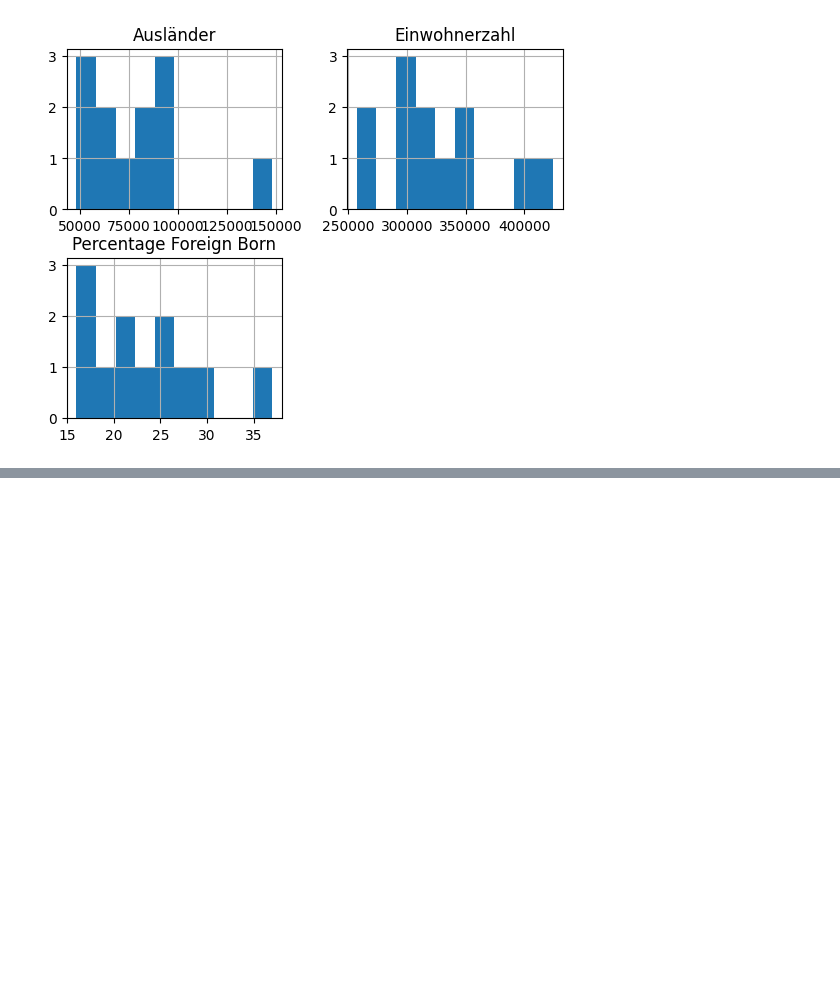
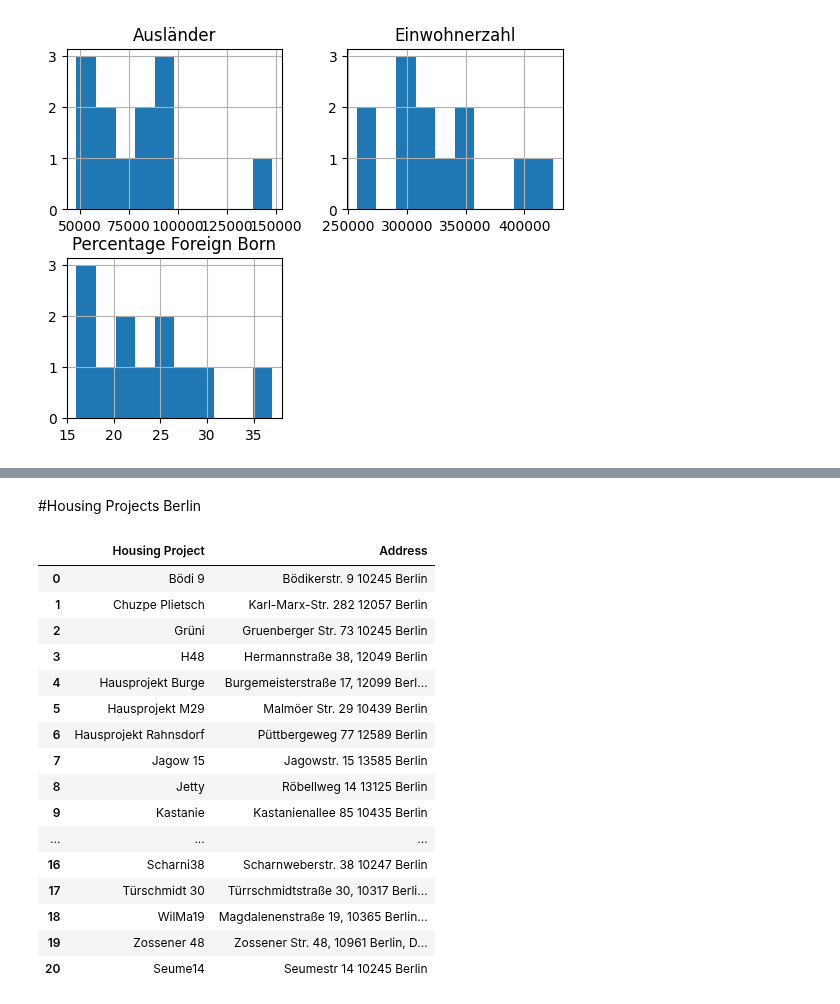
Before and after one commit to hbeck118/GIS, a Jupyter notebook: Berlin.ipynb, the cells around one changed output, grey strips where cells are left out. Drawn from its saved outputs; the diff is of its cells as text; code cells hidden in the pictures; blank space fills up the shorter version.

```diff
--- a/Berlin.ipynb
+++ b/Berlin.ipynb
@@ -222,0 +223,2 @@ Text(0.5, 274.24344253431104, 'https://de.statista.com/statistik/daten/studie/11
+# %% [markdown]
+#Housing Projects Berlin
@@ -222,0 +227,20 @@ Text(0.5, 274.24344253431104, 'https://de.statista.com/statistik/daten/studie/11
+# %%
+housing_projects.head(25)
+# %% [output]
+|  | Housing Project | Address |
+| 0 | Bödi 9 | Bödikerstr. 9 10245 Berlin |
+| 1 | Chuzpe Plietsch | Karl-Marx-Str. 282 12057 Berlin |
+| 2 | Grüni | Gruenberger Str. 73 10245 Berlin |
+| 3 | H48 | Hermannstraße 38, 12049 Berlin |
+| 4 | Hausprojekt Burge | Burgemeisterstraße 17, 12099 Berl... |
+| 5 | Hausprojekt M29 | Malmöer Str. 29 10439 Berlin |
+| 6 | Hausprojekt Rahnsdorf | Püttbergeweg 77 12589 Berlin |
+| 7 | Jagow 15 | Jagowstr. 15 13585 Berlin |
+| 8 | Jetty | Röbellweg 14 13125 Berlin |
+| 9 | Kastanie | Kastanienallee 85 10435 Berlin |
+| ... | ... | ... |
+| 16 | Scharni38 | Scharnweberstr. 38 10247 Berlin |
+| 17 | Türschmidt 30 | Türrschmidtstraße 30, 10317 Berli... |
+| 18 | WilMa19 | Magdalenenstraße 19, 10365 Berlin... |
+| 19 | Zossener 48 | Zossener Str. 48, 10961 Berlin, D... |
+| 20 | Seume14 | Seumestr 14 10245 Berlin |
```
Also changed, not shown: parts of 7 cells of this notebook.
